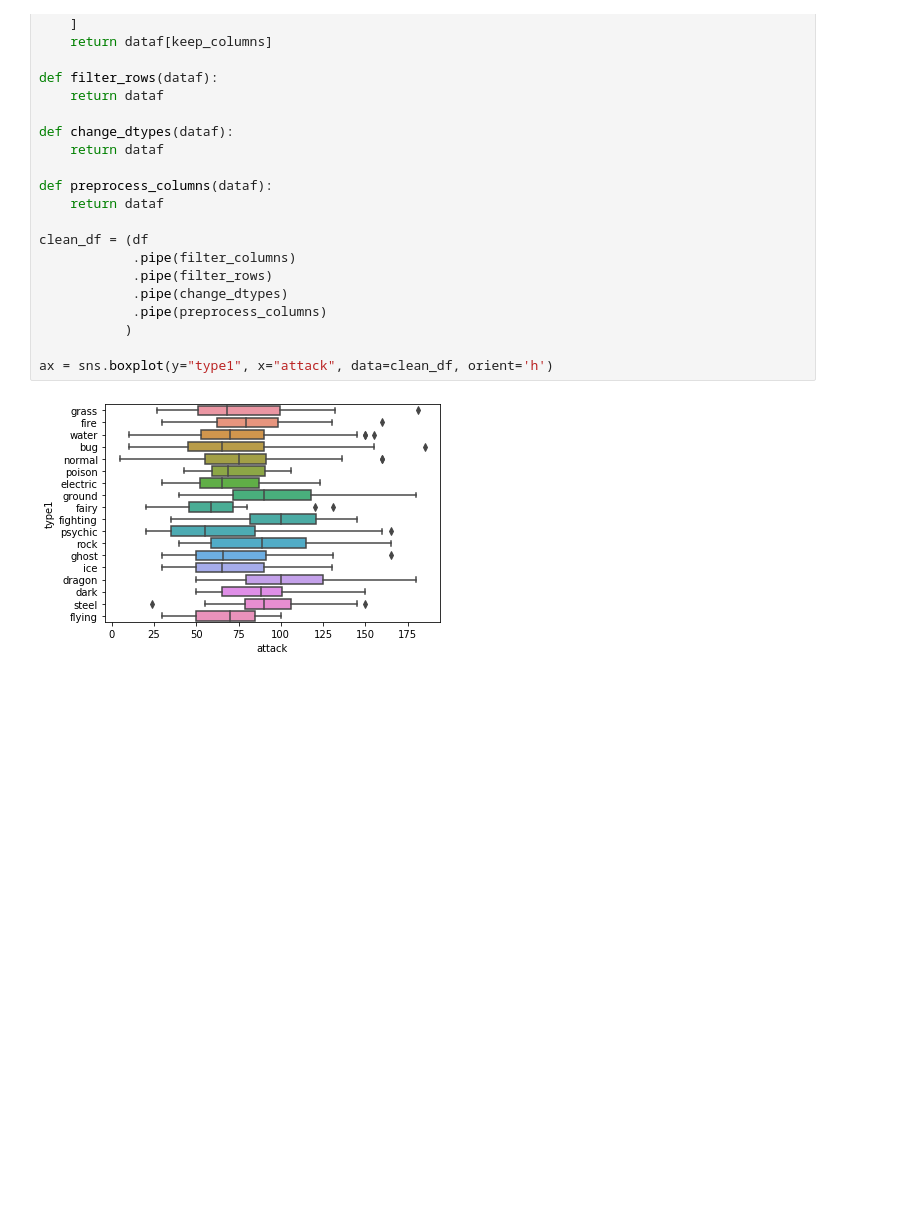
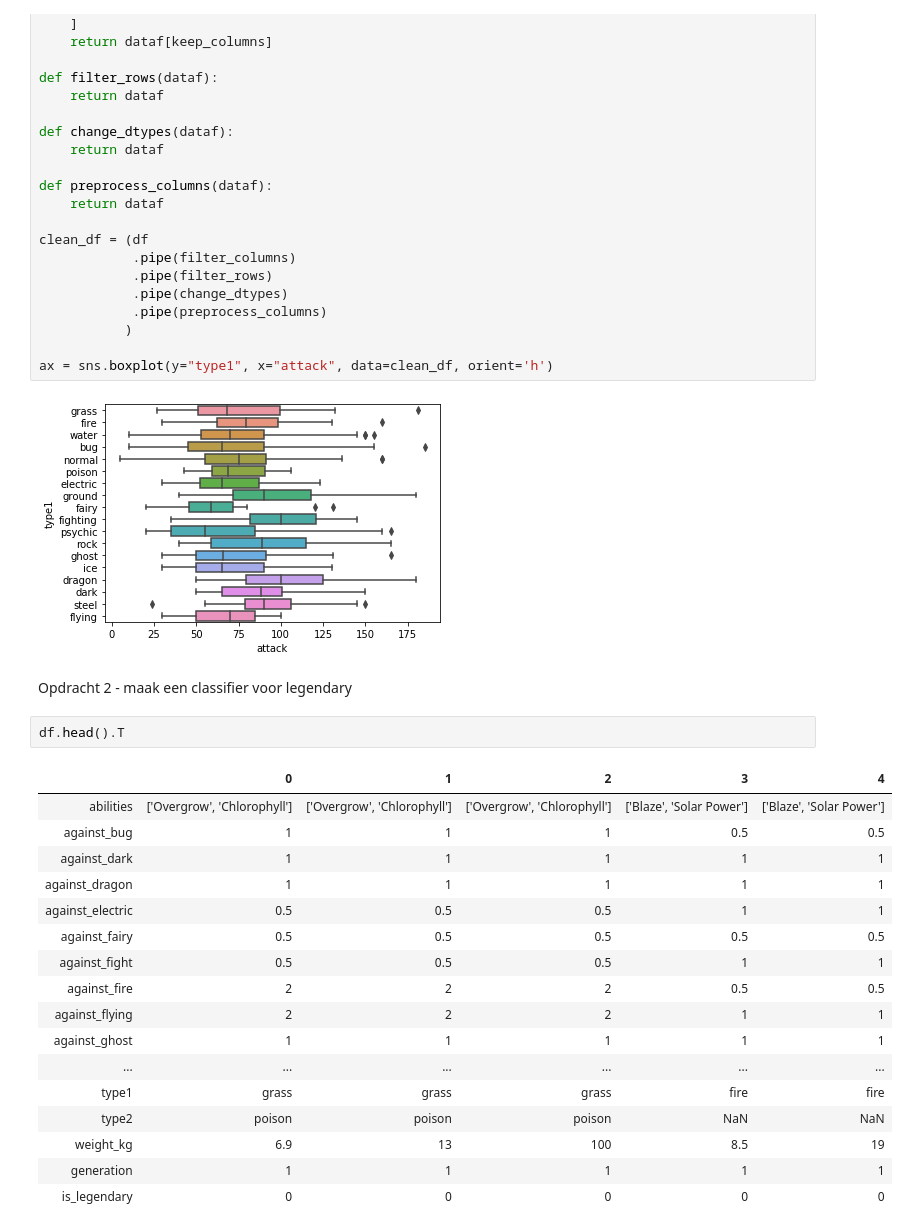
Before and after one commit to victorvdb/pokemon, a Jupyter notebook: pokemon.ipynb, the cells around one changed output. Saved outputs shown, nothing was run; the diff lists cells and outputs as text; blank space fills up the shorter version.

Commit message:
Opdracht 2 toegevoegd

```diff
--- a/pokemon.ipynb
+++ b/pokemon.ipynb
@@ -239,3 +219,25 @@ clean_df = (df
 ax = sns.boxplot(y="type1", x="attack", data=clean_df, orient='h')
 # %% [output]
 [figure]
+# %% [markdown]
+Opdracht 2 - maak een classifier voor legendary
+# %%
+df.head().T
+# %% [output]
+|  | 0 | 1 | 2 | 3 | 4 |
+| abilities | ['Overgrow', 'Chlorophyll'] | ['Overgrow', 'Chlorophyll'] | ['Overgrow', 'Chlorophyll'] | ['Blaze', 'Solar Power'] | ['Blaze', 'Solar Power'] |
+| against_bug | 1 | 1 | 1 | 0.5 | 0.5 |
+| against_dark | 1 | 1 | 1 | 1 | 1 |
+| against_dragon | 1 | 1 | 1 | 1 | 1 |
+| against_electric | 0.5 | 0.5 | 0.5 | 1 | 1 |
+| against_fairy | 0.5 | 0.5 | 0.5 | 0.5 | 0.5 |
+| against_fight | 0.5 | 0.5 | 0.5 | 1 | 1 |
+| against_fire | 2 | 2 | 2 | 0.5 | 0.5 |
+| against_flying | 2 | 2 | 2 | 1 | 1 |
+| against_ghost | 1 | 1 | 1 | 1 | 1 |
+| ... | ... | ... | ... | ... | ... |
+| type1 | grass | grass | grass | fire | fire |
+| type2 | poison | poison | poison | NaN | NaN |
+| weight_kg | 6.9 | 13 | 100 | 8.5 | 19 |
+| generation | 1 | 1 | 1 | 1 | 1 |
+| is_legendary | 0 | 0 | 0 | 0 | 0 |
```
Also changed, not shown: parts of 23 cells of this notebook.
